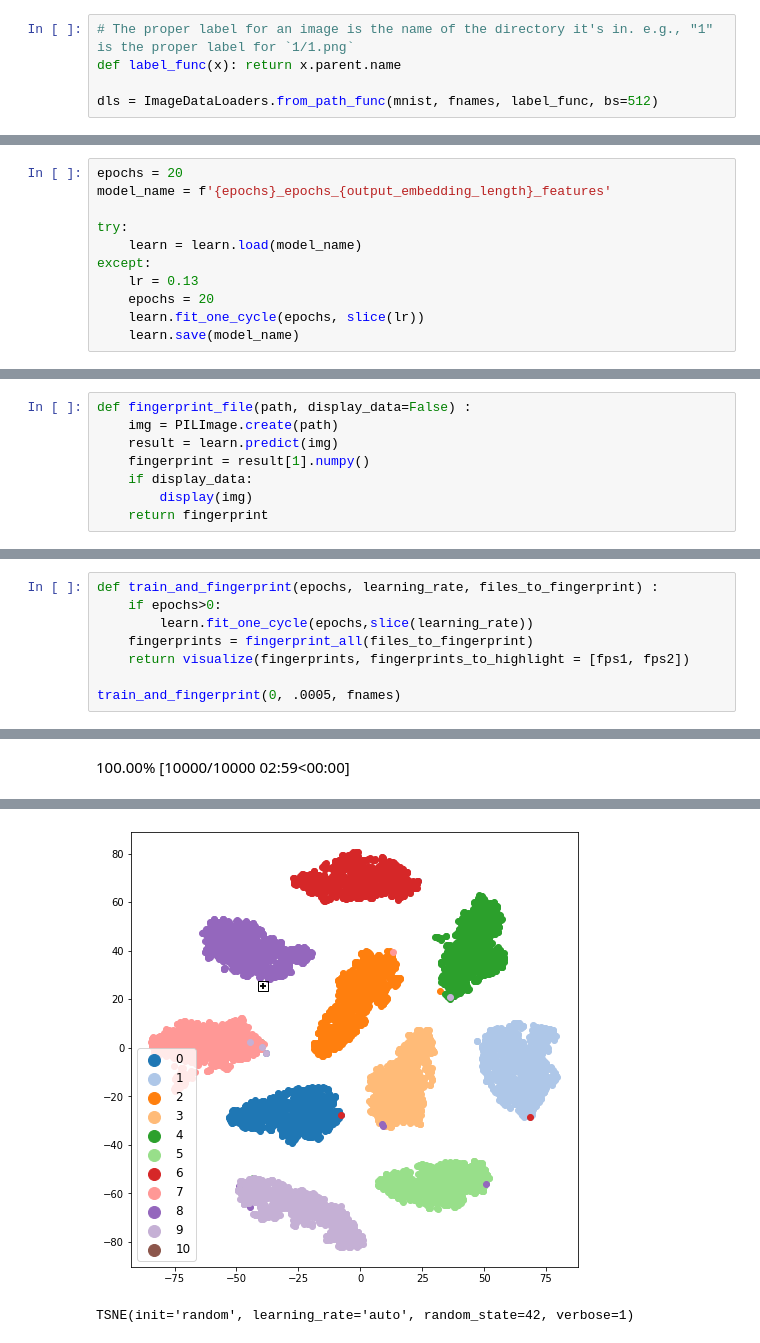
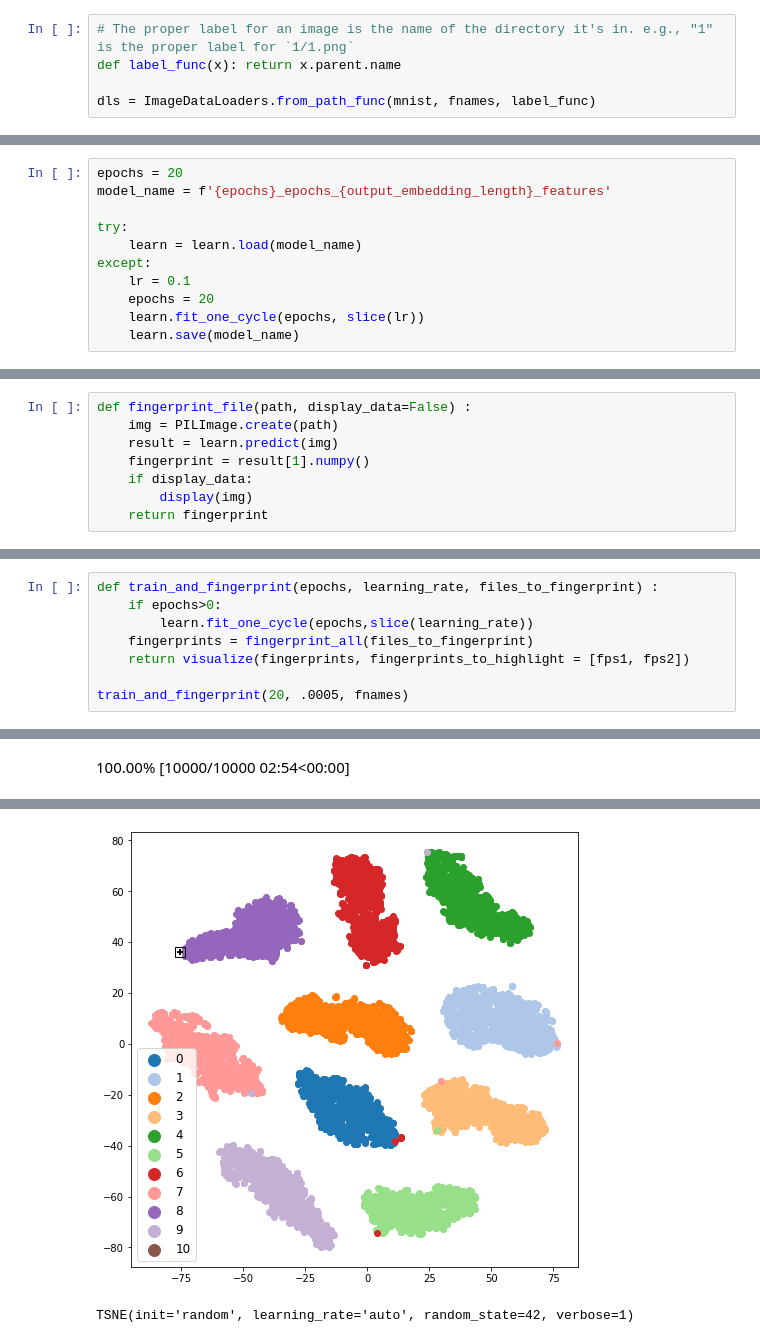
Before and after one commit to lobrien/TripletLossFastAIv2, a Jupyter notebook: TripletLossTutorial.ipynb, the cells around one changed output, grey strips where cells are left out. Drawn from its saved outputs; the diff is of its cells as text.

```diff
--- a/TripletLossTutorial.ipynb
+++ b/TripletLossTutorial.ipynb
@@ -136,7 +114,7 @@ Now, `~/.fastai/data/mnist_ping/` contains `testing/` and `training/` directorie
 # The proper label for an image is the name of the directory it's in. e.g., "1" is the proper label for `1/1.png`
 def label_func(x): return x.parent.name
 
-dls = ImageDataLoaders.from_path_func(mnist, fnames, label_func, bs=512)
+dls = ImageDataLoaders.from_path_func(mnist, fnames, label_func)
 # %% [markdown]
 The output of a TripletLoss-based model is an embedding (a vector representing a point in a high-dimensional space). The goal is that each of the dimensions in this embedding space represents a feature in the "how to tell individuals of this class apart" solution space. The distance between any two embeddings
 
@@ -228,7 +204,7 @@ model_name = f'{epochs}_epochs_{output_embedding_length}_features'
 try:
     learn = learn.load(model_name)
 except:
-    lr = 0.13
+    lr = 0.1
     epochs = 20
     learn.fit_one_cycle(epochs, slice(lr))
     learn.save(model_name)
@@ -654,5 +664,5 @@ def train_and_fingerprint(epochs, learning_rate, files_to_fingerprint) :
     fingerprints = fingerprint_all(files_to_fingerprint)
     return visualize(fingerprints, fingerprints_to_highlight = [fps1, fps2])
 
-train_and_fingerprint(0, .0005, fnames)
+train_and_fingerprint(20, .0005, fnames)
 # %% [output]
@@ -659,2 +686,2 @@ train_and_fingerprint(0, .0005, fnames)
-100.00% [10000/10000 02:59<00:00]
+100.00% [10000/10000 02:54<00:00]
 [t-SNE] Computing 91 nearest neighbors...
@@ -677,2 +704,2 @@ train_and_fingerprint(0, .0005, fnames)
-[figure, old version]
+[figure, new version]
 TSNE(init='random', learning_rate='auto', random_state=42, verbose=1)
```
Also changed, not shown: parts of 21 cells of this notebook.
